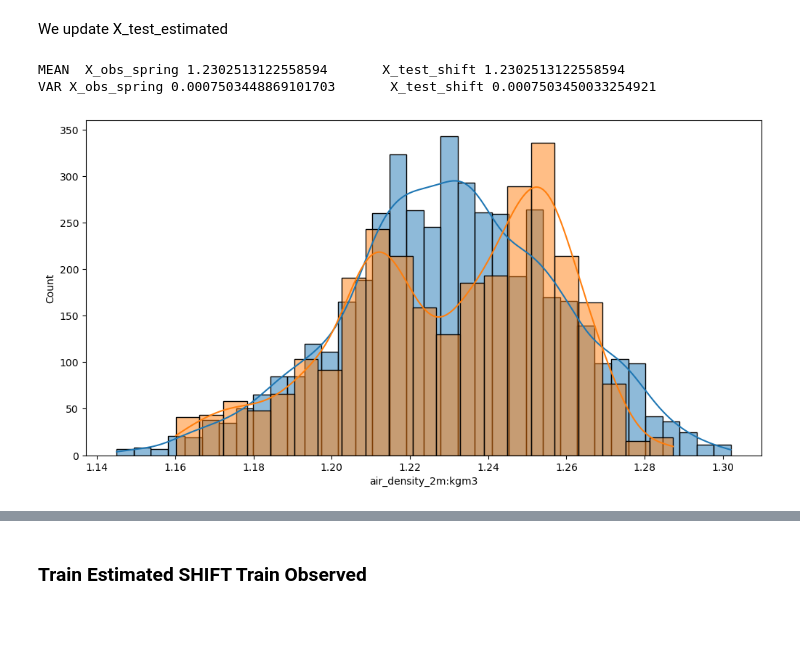
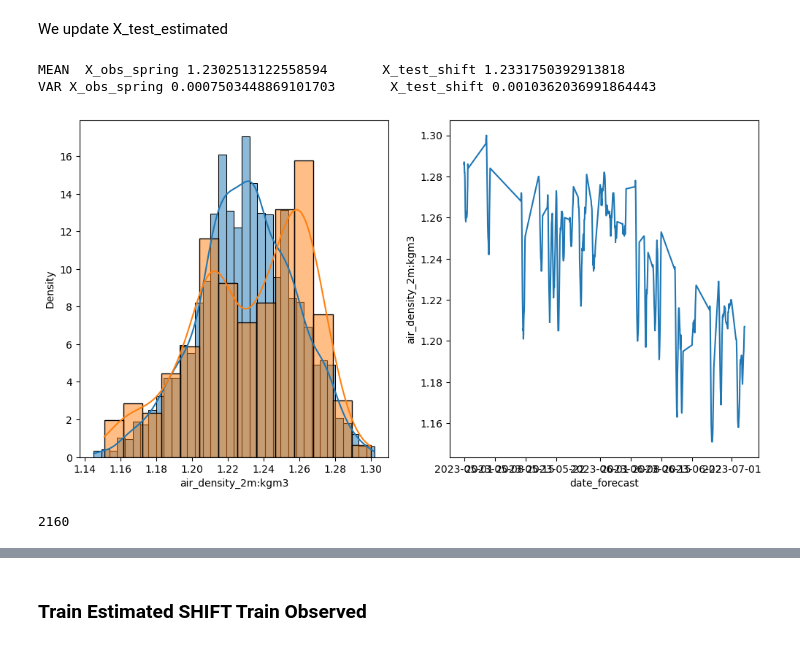
Before and after one commit to soricm/Time-Series-Forecasting-Solar-Energy-Production, a Jupyter notebook: Marijan/DATA-PROCESSING-CLEAN-Copy1.ipynb, the cells around one changed output, grey strips where cells are left out. Drawn from its saved outputs; the diff is of its cells as text; code cells hidden in the pictures; blank space fills up the shorter version.

```diff
--- a/Marijan/DATA-PROCESSING-CLEAN-Copy1.ipynb
+++ b/Marijan/DATA-PROCESSING-CLEAN-Copy1.ipynb
@@ -627,5 +657,5 @@ X_test_estimated_c.shape[1],X_train_observed_c.shape[1]
 # %%
-i = 3
+i = 0
 
 fig, axes = plt.subplots(nrows=1, ncols=1, figsize=(6, 3))
 
@@ -707,17 +737,25 @@ for i in range(X_test_estimated_c.shape[1]):
 # %%
 i = 0
 
-fig, axes = plt.subplots(nrows=1, ncols=1, figsize=(12, 6))
+fig, axes = plt.subplots(nrows=1, ncols=2, figsize=(12, 6))
 
-sns.histplot(data=X_train_observed_a_sping.iloc[:,i], kde=True)
-sns.histplot(data=X_test_estimated_a.iloc[:,i], kde=True)
+sns.histplot(data=X_train_observed_a_sping.iloc[:,i], kde=True, stat="density", ax=axes[0])
+sns.histplot(data=X_test_estimated_a.iloc[:,i], kde=True, stat="density", ax=axes[0])
+
+#sns.lineplot(data=X_train_observed_a_sping.iloc[:,i], ax=axes[1])
+sns.lineplot(data=X_test_estimated_a.iloc[:,i], ax=axes[1])
+
 
 print(f'MEAN  X_obs_spring {X_train_observed_a_sping.iloc[:,i].mean()} \
       X_test_shift {X_test_estimated_a.iloc[:,i].mean()}')
 
 print(f'VAR X_obs_spring {X_train_observed_a_sping.iloc[:,i].var()} \
       X_test_shift {X_test_estimated_a.iloc[:,i].var()}')
 # %% [output]
-MEAN  X_obs_spring 1.2302513122558594       X_test_shift 1.2302513122558594
-VAR X_obs_spring 0.0007503448869101703       X_test_shift 0.0007503450033254921
+MEAN  X_obs_spring 1.2302513122558594       X_test_shift 1.2331750392913818
+VAR X_obs_spring 0.0007503448869101703       X_test_shift 0.0010362036991864443
-[figure, old version]
+[figure, new version]
+# %%
+len(X_test_estimated_a)*3
+# %% [output]
+2160
```
Also changed, not shown: parts of 17 cells of this notebook, 9 other files.
